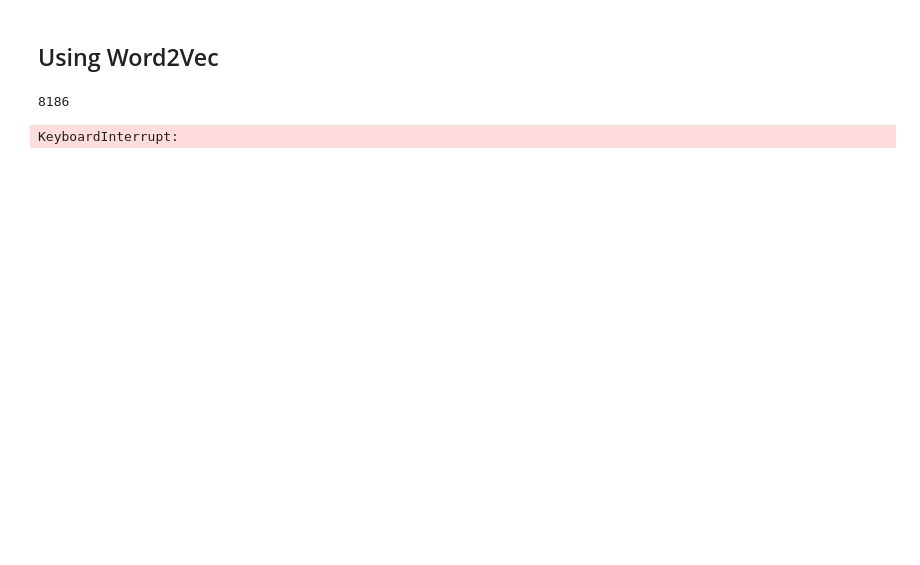
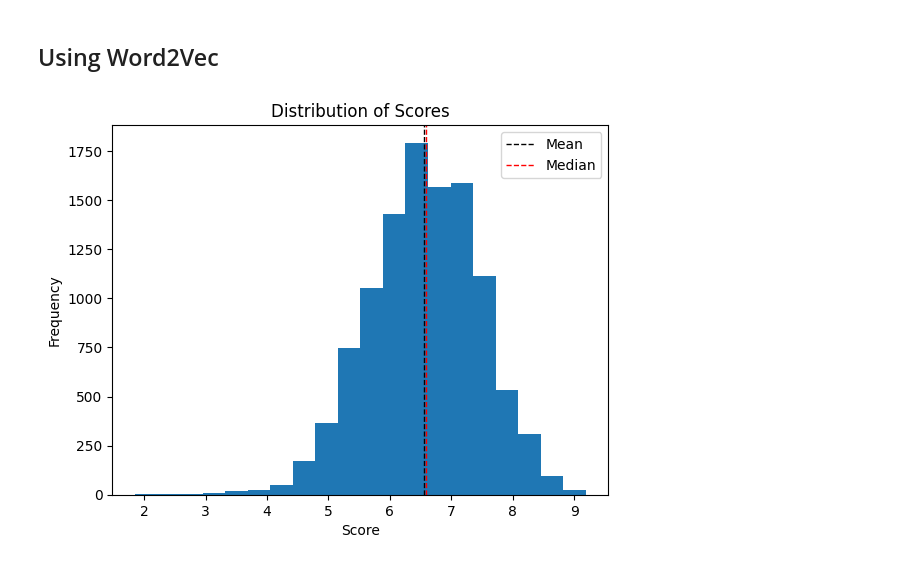
Before and after one commit to AlFarabiDHK/Anime-Recommender, a Jupyter notebook: NLP_mal.ipynb, the cells around one changed output. Saved outputs shown, nothing was run; the diff lists cells and outputs as text; code cells hidden in the pictures; blank space fills up the shorter version.

```diff
--- a/NLP_mal.ipynb
+++ b/NLP_mal.ipynb
@@ -219,0 +203,6 @@ plt.show()
+# %%
+from nltk.sentiment import SentimentIntensityAnalyzer
+
+sia = SentimentIntensityAnalyzer()
+df['sentiment_score'] = df['sypnopsis'].apply(lambda text: sia.polarity_scores(text)['compound'])
+df.head(10)
@@ -262,31 +337,40 @@ plt.show()
 # %% [markdown]
 ## Using Word2Vec
 # %%
-X_train, X_test, y_train, y_test = train_test_split(df['tokenized'].astype(str), df['Score'], test_size=0.25, random_state=42)
-print(len(X_train))
+# X_train, X_test, y_train, y_test = train_test_split(df['tokenized'].astype(str), df['Score'], test_size=0.25, random_state=42)
+# print(len(X_train))
 
-w2v_model = Word2Vec(min_count=2, window=3, vector_size=1500, workers=4)
-w2v_model.build_vocab(df['tokenized'])
-w2v_model.train(df['tokenized'], total_examples=w2v_model.corpus_count, epochs=30, report_delay=1)
+# w2v_model = Word2Vec(min_count=2, window=3, vector_size=1500, workers=4)
+# w2v_model.build_vocab(df['tokenized'])
+# w2v_model.train(df['tokenized'], total_examples=w2v_model.corpus_count, epochs=30, report_delay=1)
 
-def vectorize(list_of_tokens):
-    vector = []
-    for tokens in list_of_tokens:
-        sum = 0
-        n = 0
-        for token in tokens:
-            try:
-                sum += w2v_model.wv[token]
-            except KeyError:
-                sum += 0
-            finally:
-                n += 1
-        vector.append(sum/n)
-    return vector
+# def vectorize(list_of_tokens):
+#     vector = []
+#     for tokens in list_of_tokens:
+#         sum = 0
+#         n = 0
+#         for token in tokens:
+#             try:
+#                 sum += w2v_model.wv[token]
+#             except KeyError:
+#                 sum += 0
+#             finally:
+#                 n += 1
+#         vector.append(sum/n)
+#     return vector
 
-X_train = vectorize(X_train)
-X_test = vectorize(X_test)
-print(X_train)
+# X_train = vectorize(X_train)
+# X_test = vectorize(X_test)
+# print(X_train)
-# %% [output]
-8186
-KeyboardInterrupt:
+# %%
+# Write code to plot the distribution of scores showing mean and median scores
+plt.hist(df['Score'], bins=20)
+plt.axvline(df['Score'].mean(), color='k', linestyle='dashed', linewidth=1)
+plt.axvline(df['Score'].median(), color='r', linestyle='dashed', linewidth=1)
+plt.xlabel('Score')
+plt.ylabel('Frequency')
+plt.title('Distribution of Scores')
+plt.legend(['Mean', 'Median'])
+plt.show()
+# %% [output]
+[figure, added]
```
Also changed, not shown: parts of 8 cells of this notebook.
